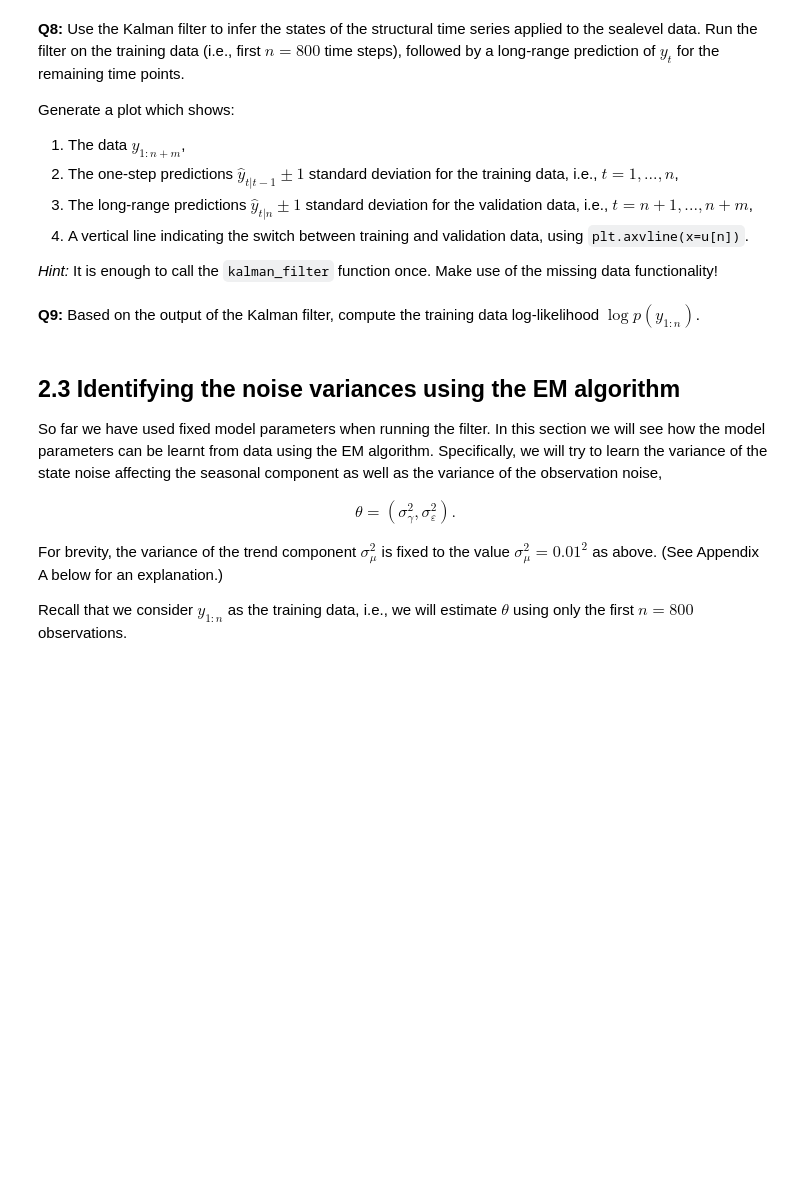
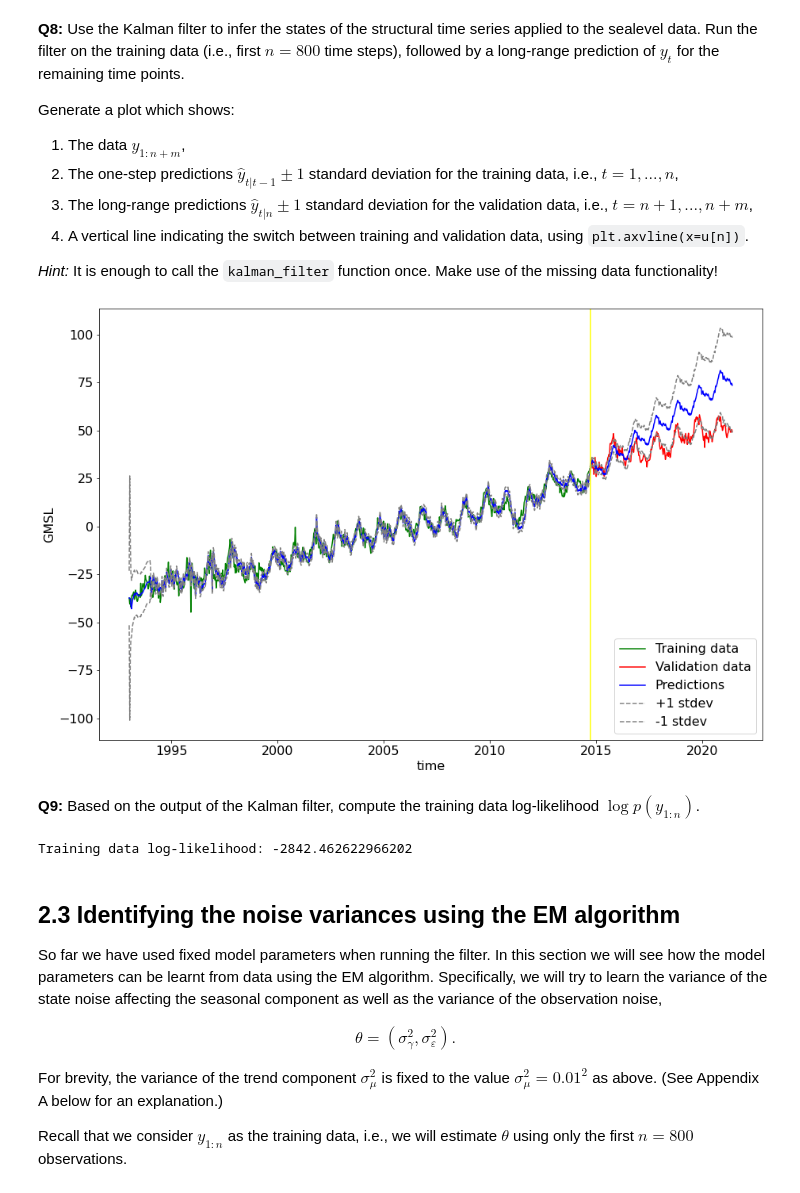
Before and after one commit to nicta839/MSc_Statistics_and_Machine_Learning, a Jupyter notebook: Time Series and Sequence Learning - 732A80/lab2/tssl_lab2.ipynb, the cells around one changed output. Drawn from its saved outputs; the diff is of its cells as text; code cells hidden in the pictures; blank space fills up the shorter version.

```diff
--- a/Time Series and Sequence Learning - 732A80/lab2/tssl_lab2.ipynb
+++ b/Time Series and Sequence Learning - 732A80/lab2/tssl_lab2.ipynb
@@ -181,7 +185,7 @@ def kalman_filter(y, model: LGSS):
             alpha_pred[:,:,t] = a1
             P_pred[:,:,t] = P1
         else:
-            alpha_pred[:,0:,t] = np.matmul(T, alpha_filt[:,0,t-1])
+            alpha_pred[:,0,t] = np.matmul(T, alpha_filt[:,0,t-1])
             TP = np.matmul(T, P_filt[:,:,t-1])
             TPT = np.matmul(TP, np.transpose(T))
             RQR = np.matmul(np.matmul(R, Q), np.transpose(R))
@@ -195,11 +199,11 @@ def kalman_filter(y, model: LGSS):
         # Measurement update (correct)
         # ADD CODE HERE
         # If y_t is missing we skip the update and set alpha_t = alpha_t|t-1 and P_t = P_t|t-1
-        if y[t] == np.nan:
-            alpha_filt[:,:,t] = alpha_filt[:,:,t]
-            P_filt[:,:,t] = P_filt[:,:,t]
+        if np.isnan(y[t]):
+            alpha_filt[:,:,t] = alpha_pred[:,:,t]
+            P_filt[:,:,t] = P_pred[:,:,t]
         else:
-            K_t = np.matmul(np.matmul(P_pred[:,:,t], np.transpose(Z)), F_pred[t]) # F^-1 ???
+            K_t = np.matmul(P_pred[:,:,t], np.transpose(Z)) / F_pred[t] # Divide to get Inverse of F_pred
             alpha_filt[:,:,t] = alpha_pred[:,:,t] + np.dot(K_t, (y[t] - y_pred[t]))
             P_filt[:,:,t] = np.matmul((np.identity(d) - np.matmul(K_t, Z)), P_pred[:,:,t])
 
@@ -215,8 +219,41 @@ Generate a plot which shows:
 4. A vertical line indicating the switch between training and validation data, using `plt.axvline(x=u[n])`.
 
 _Hint:_ It is enough to call the `kalman_filter` function once. Make use of the missing data functionality!
+# %%
+# Copying y to y_train, then setting validation data to nan
+y_train = np.copy(y)
+y_train[n:ndata] = np.nan
+
+x_train = u[0:n]
+x_valid = u[n:ndata]
+# %%
+kf = kalman_filter(y=y_train, model=model)
+# %%
+std_above = kf.y_pred + np.sqrt(kf.F_pred)
+std_below = kf.y_pred - np.sqrt(kf.F_pred)
+# %%
+# Plot fitted data
+plt.figure(figsize=(15,10))
+plt.plot(x_train, y[0:n], label='Training data', color="green")
+plt.plot(x_valid, y[n:ndata], label='Validation data', color="red")
+plt.plot(u, kf.y_pred, label="Predictions", color='blue')
+plt.plot(u ,std_above, label="+1 stdev",linestyle='--', color='grey')
+plt.plot(u ,std_below, label="-1 stdev", linestyle='--', color='grey')
+plt.axvline(x=u[800], color="yellow")
+plt.xlabel('time')
+plt.ylabel('GMSL')
+plt.legend(loc='lower right')
+plt.show()
+# %% [output]
+[figure, added]
 # %% [markdown]
 **Q9:** Based on the output of the Kalman filter, compute the training data log-likelihood $\log p(y_{1:n})$.
+# %%
+loglikelihood = -n/2* np.log(2*np.pi) - np.sum(np.log(kf.F_pred[0:n]) + (y_train[0:n]-kf.y_pred[0:n])**2/kf.F_pred[0:n])/2
+
+print(f"Training data log-likelihood:", loglikelihood)
+# %% [output]
+Training data log-likelihood: -2842.462622966202
 # %% [markdown]
 ## 2.3 Identifying the noise variances using the EM algorithm
 So far we have used fixed model parameters when running the filter. In this section we will see how the model parameters can be learnt from data using the EM algorithm. Specifically, we will try to learn the variance of the state noise affecting the seasonal component as well as the variance of the observation noise,
```
Also changed, not shown: parts of 3 cells of this notebook.
